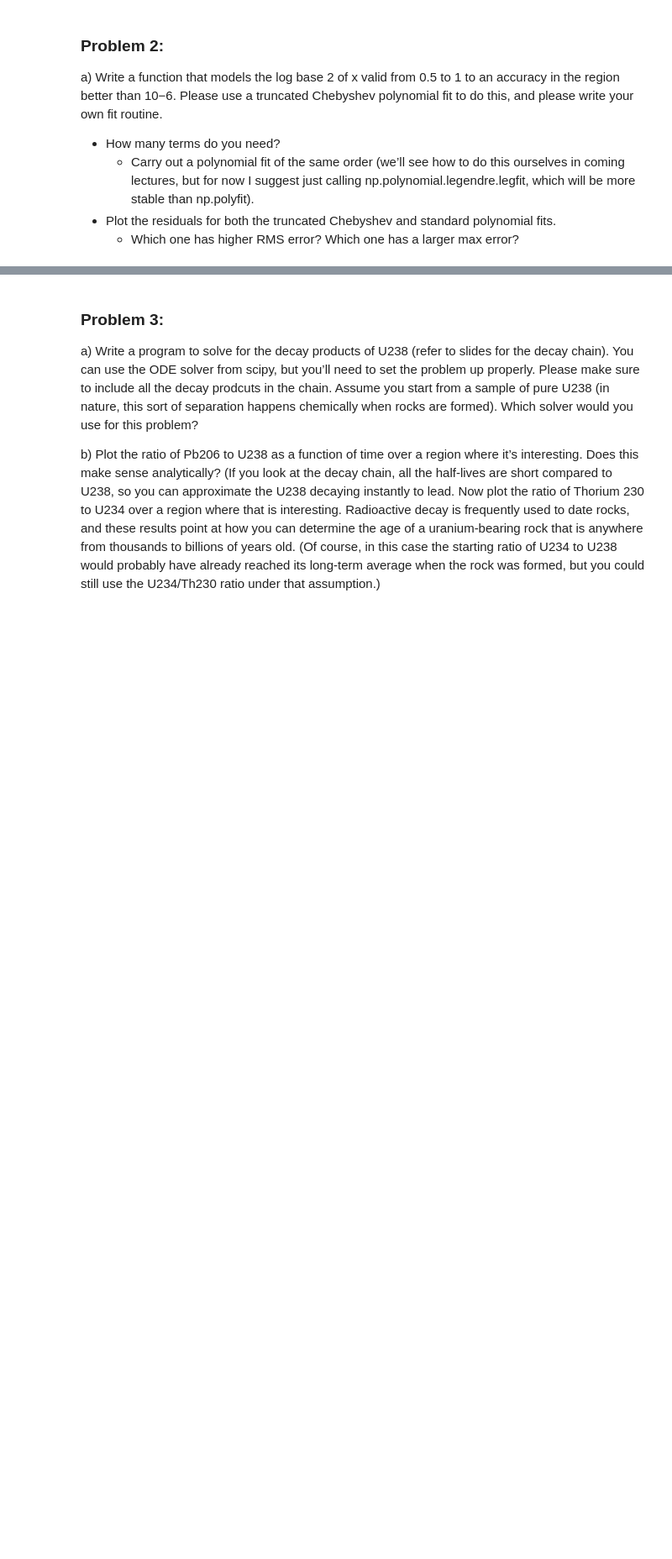
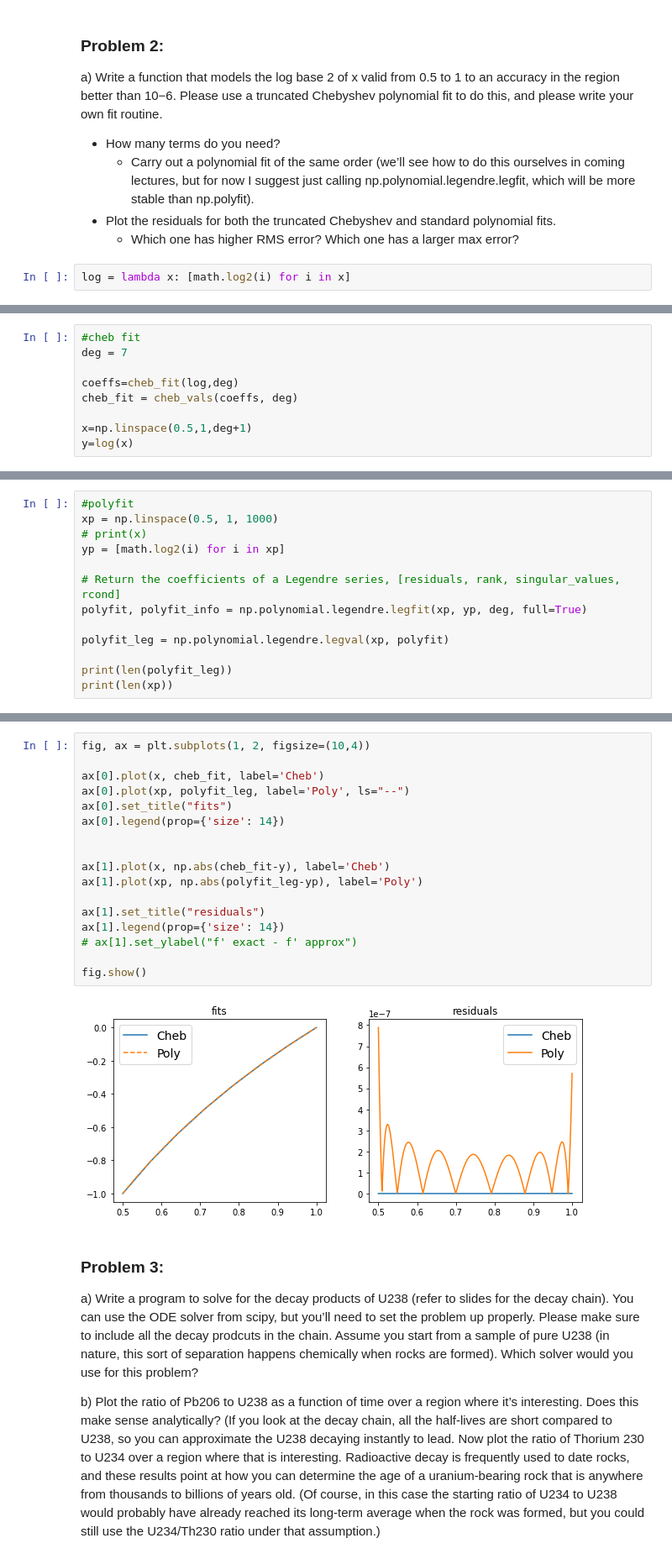
Before and after one commit to eklem1/Phys512_EK, a Jupyter notebook: PS2/PS2_EK.ipynb, the cells around one changed output, grey strips where cells are left out. Shown at 84% size. Cells and saved outputs as stored; diff of their text form; blank space fills up the shorter version.

```diff
--- a/PS2/PS2_EK.ipynb
+++ b/PS2/PS2_EK.ipynb
@@ -132,3 +133,5 @@ a) Write a function that models the log base 2 of x valid from 0.5 to 1 to an ac
     - Carry out a polynomial fit of the same order (we’ll see how to do this ourselves in coming lectures, but for now I suggest just calling np.polynomial.legendre.legfit, which will be more stable than np.polyfit).
 - Plot the residuals for both the truncated Chebyshev and standard polynomial fits.
     - Which one has higher RMS error? Which one has a larger max error?
+# %%
+log = lambda x: [math.log2(i) for i in x]
@@ -134,0 +175,9 @@ a) Write a function that models the log base 2 of x valid from 0.5 to 1 to an ac
+# %%
+#cheb fit
+deg = 7
+
+coeffs=cheb_fit(log,deg)
+cheb_fit = cheb_vals(coeffs, deg)
+
+x=np.linspace(0.5,1,deg+1)
+y=log(x)
@@ -134,0 +198,13 @@ a) Write a function that models the log base 2 of x valid from 0.5 to 1 to an ac
+# %%
+#polyfit
+xp = np.linspace(0.5, 1, 1000)
+# print(x)
+yp = [math.log2(i) for i in xp]
+
+# Return the coefficients of a Legendre series, [residuals, rank, singular_values, rcond]
+polyfit, polyfit_info = np.polynomial.legendre.legfit(xp, yp, deg, full=True)
+
+polyfit_leg = np.polynomial.legendre.legval(xp, polyfit)
+
+print(len(polyfit_leg))
+print(len(xp))
@@ -135,3 +222,22 @@ a) Write a function that models the log base 2 of x valid from 0.5 to 1 to an ac
+# %%
+fig, ax = plt.subplots(1, 2, figsize=(10,4))
+
+ax[0].plot(x, cheb_fit, label='Cheb')
+ax[0].plot(xp, polyfit_leg, label='Poly', ls="--")
+ax[0].set_title("fits")
+ax[0].legend(prop={'size': 14})
+
+
+ax[1].plot(x, np.abs(cheb_fit-y), label='Cheb')
+ax[1].plot(xp, np.abs(polyfit_leg-yp), label='Poly')
+
+ax[1].set_title("residuals")
+ax[1].legend(prop={'size': 14})
+# ax[1].set_ylabel("f' exact - f' approx")
+
+fig.show()
+# %% [output]
+[figure, added]
 # %% [markdown]
 ### Problem 3:
 
```
Also changed, not shown: parts of 6 cells of this notebook.
